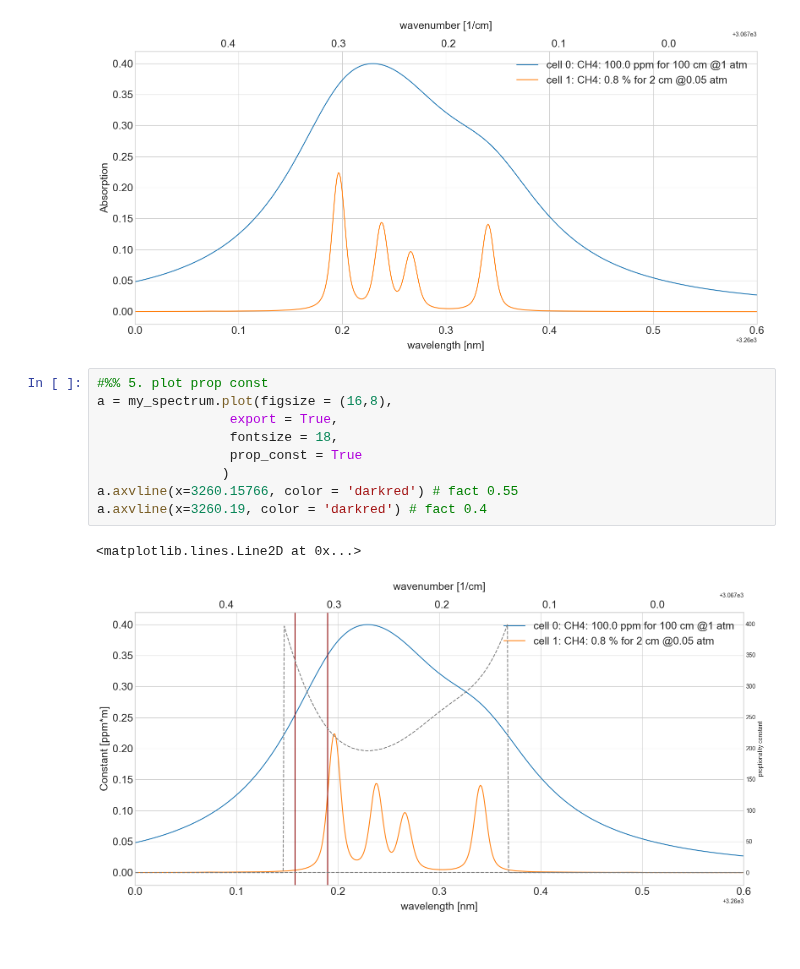
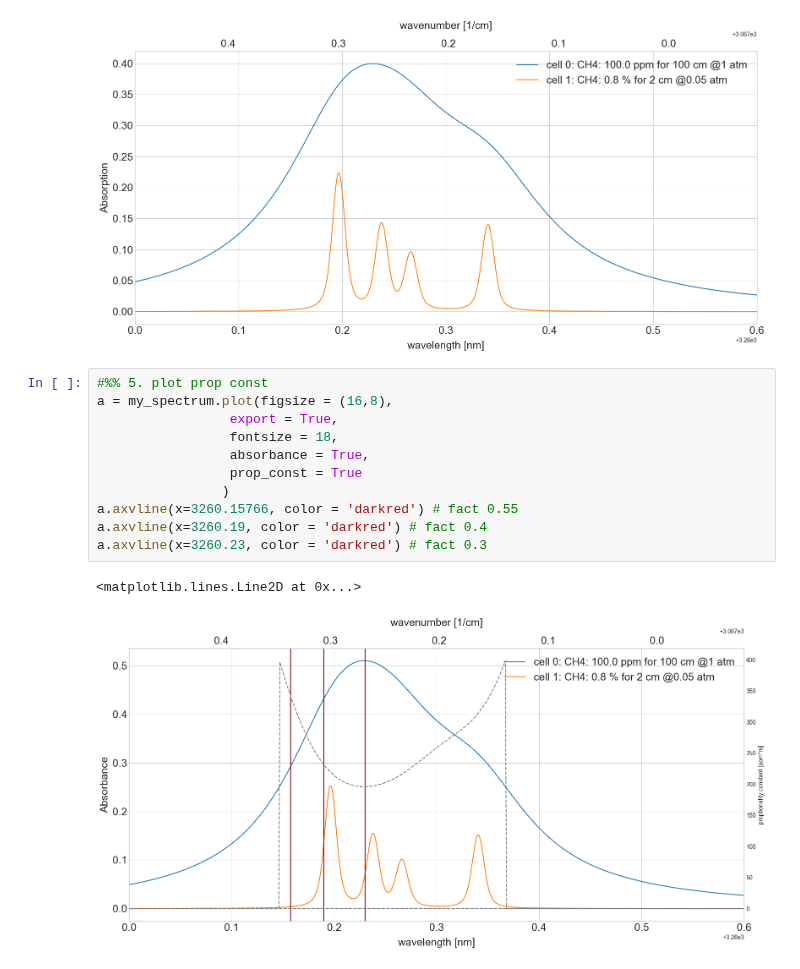
Before and after one commit to dermahax/spectracalc_hapi, a Jupyter notebook: saved_spectra/CH4_Sensitvity_Tuning.ipynb, the cells around one changed output. Saved outputs shown, nothing was run; the diff lists cells and outputs as text.

```diff
--- a/saved_spectra/CH4_Sensitvity_Tuning.ipynb
+++ b/saved_spectra/CH4_Sensitvity_Tuning.ipynb
@@ -82,15 +83,17 @@ Gas cell 1:
 # %%
 #%% 5. plot prop const
 a = my_spectrum.plot(figsize = (16,8),
                  export = True,
                  fontsize = 18,
+                 absorbance = True,
                  prop_const = True
                 )
 a.axvline(x=3260.15766, color = 'darkred') # fact 0.55
 a.axvline(x=3260.19, color = 'darkred') # fact 0.4
+a.axvline(x=3260.23, color = 'darkred') # fact 0.3
 # %% [output]
 <matplotlib.lines.Line2D at 0x...>
-[figure, old version]
+[figure, new version]
 # %%
 import numpy as np
 #assumes wavelength as x units
```
Also changed, not shown: parts of 5 cells of this notebook, 1 other file.
